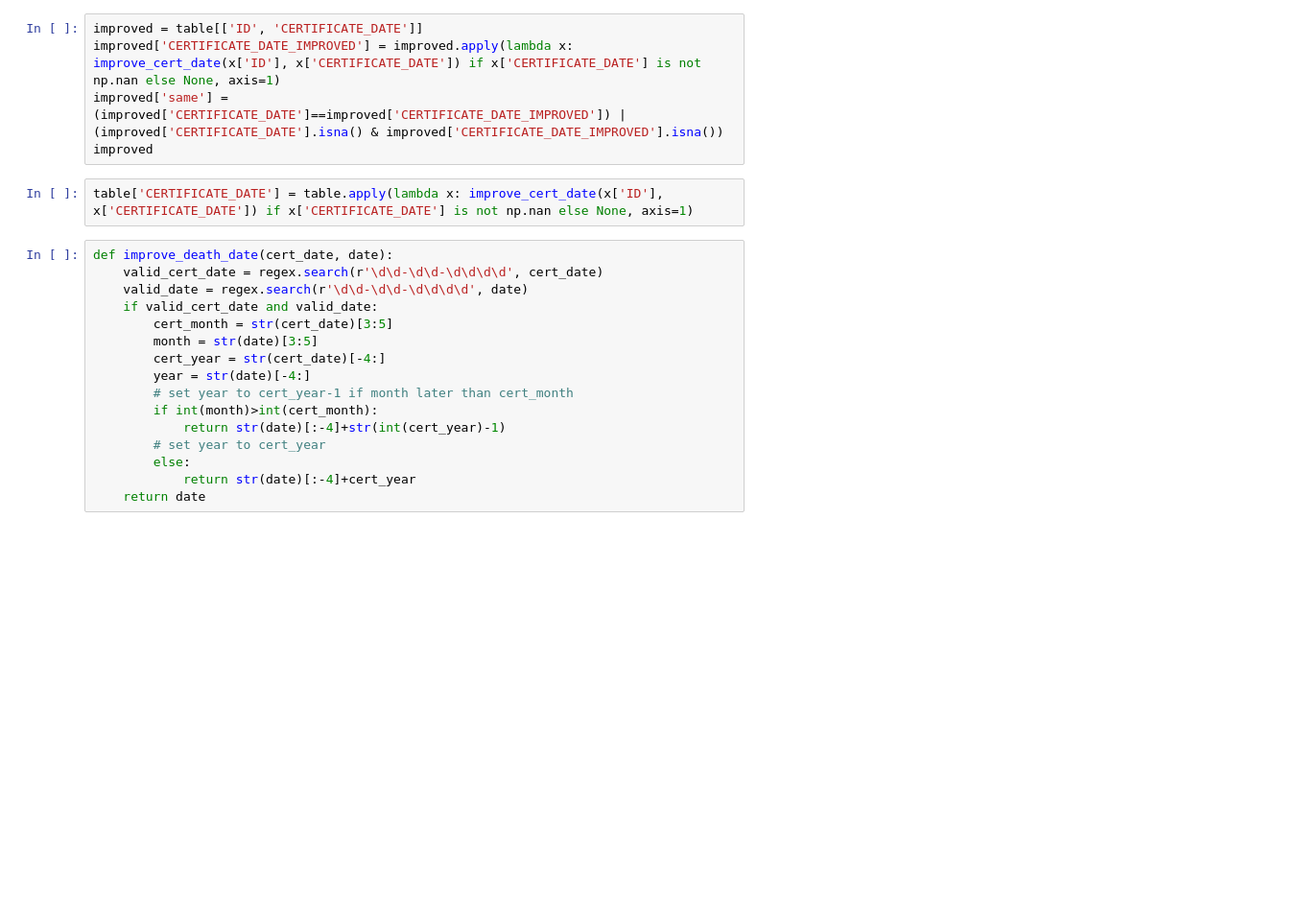
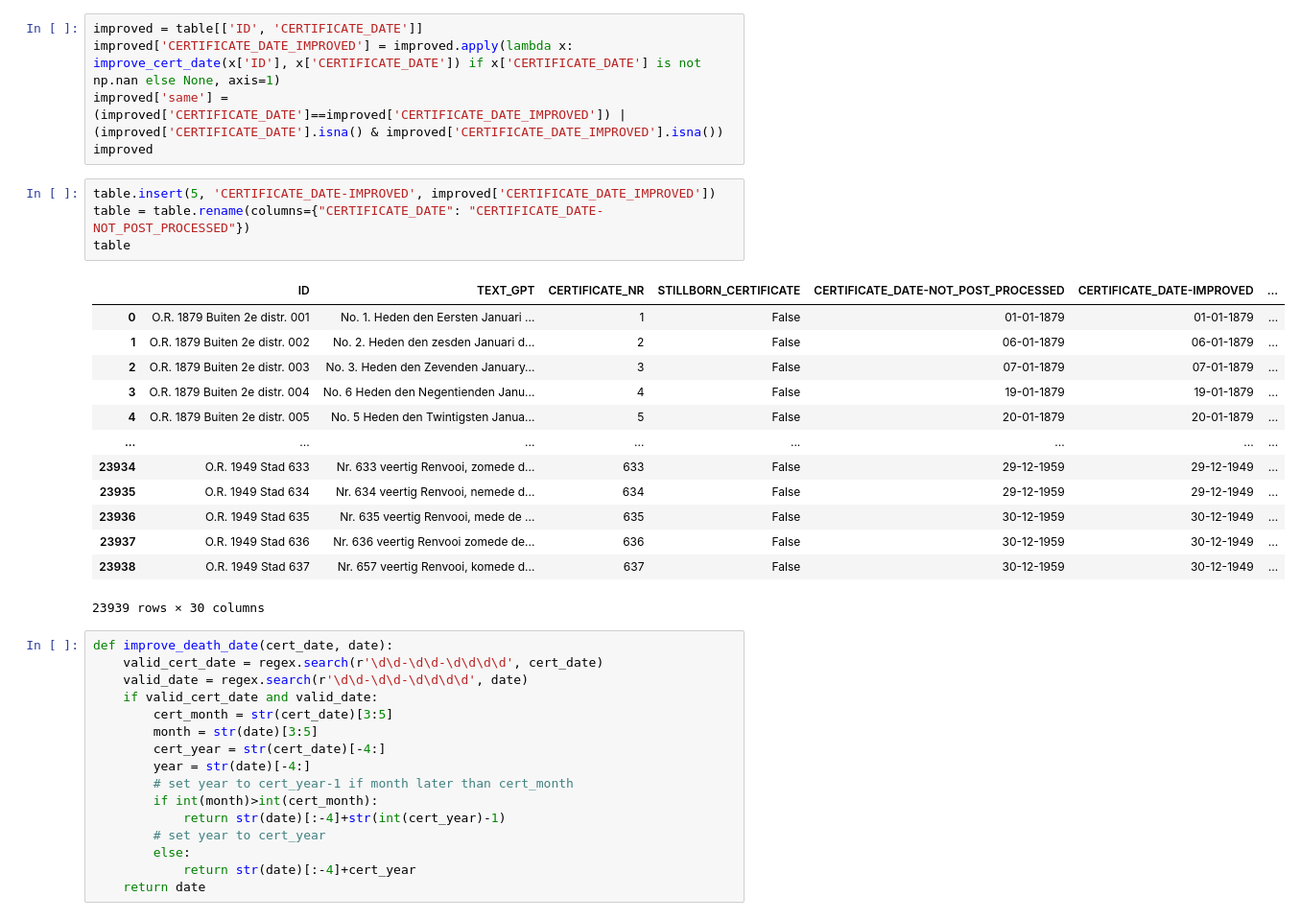
Before and after one commit to LisaHoek/HANDS-RX, a Jupyter notebook: GPT_transform_outputfile.ipynb, the cells around one changed output. Shown: that part at 96% size. Saved outputs shown, nothing was run; the diff lists cells and outputs as text; blank space fills up the shorter version.

Commit message:
include data before post-processing

```diff
--- a/GPT_transform_outputfile.ipynb
+++ b/GPT_transform_outputfile.ipynb
@@ -102,8 +94,24 @@ improved = table[['ID', 'CERTIFICATE_DATE']]
 improved['CERTIFICATE_DATE_IMPROVED'] = improved.apply(lambda x: improve_cert_date(x['ID'], x['CERTIFICATE_DATE']) if x['CERTIFICATE_DATE'] is not np.nan else None, axis=1)
 improved['same'] = (improved['CERTIFICATE_DATE']==improved['CERTIFICATE_DATE_IMPROVED']) | (improved['CERTIFICATE_DATE'].isna() & improved['CERTIFICATE_DATE_IMPROVED'].isna())
 improved
-# %%
-table['CERTIFICATE_DATE'] = table.apply(lambda x: improve_cert_date(x['ID'], x['CERTIFICATE_DATE']) if x['CERTIFICATE_DATE'] is not np.nan else None, axis=1)
+# %%
+table.insert(5, 'CERTIFICATE_DATE-IMPROVED', improved['CERTIFICATE_DATE_IMPROVED'])
+table = table.rename(columns={"CERTIFICATE_DATE": "CERTIFICATE_DATE-NOT_POST_PROCESSED"})
+table
+# %% [output]
+|  | ID | TEXT_GPT | CERTIFICATE_NR | STILLBORN_CERTIFICATE | CERTIFICATE_DATE-NOT_POST_PROCESSED | CERTIFICATE_DATE-IMPROVED | ... |
+| 0 | O.R. 1879 Buiten 2e distr. 001 | No. 1. Heden den Eersten Januari ... | 1 | False | 01-01-1879 | 01-01-1879 | ... |
+| 1 | O.R. 1879 Buiten 2e distr. 002 | No. 2. Heden den zesden Januari d... | 2 | False | 06-01-1879 | 06-01-1879 | ... |
+| 2 | O.R. 1879 Buiten 2e distr. 003 | No. 3. Heden den Zevenden January... | 3 | False | 07-01-1879 | 07-01-1879 | ... |
+| 3 | O.R. 1879 Buiten 2e distr. 004 | No. 6 Heden den Negentienden Janu... | 4 | False | 19-01-1879 | 19-01-1879 | ... |
+| 4 | O.R. 1879 Buiten 2e distr. 005 | No. 5 Heden den Twintigsten Janua... | 5 | False | 20-01-1879 | 20-01-1879 | ... |
+| ... | ... | ... | ... | ... | ... | ... | ... |
+| 23934 | O.R. 1949 Stad 633 | Nr. 633 veertig Renvooi, zomede d... | 633 | False | 29-12-1959 | 29-12-1949 | ... |
+| 23935 | O.R. 1949 Stad 634 | Nr. 634 veertig Renvooi, nemede d... | 634 | False | 29-12-1959 | 29-12-1949 | ... |
+| 23936 | O.R. 1949 Stad 635 | Nr. 635 veertig Renvooi, mede de ... | 635 | False | 30-12-1959 | 30-12-1949 | ... |
+| 23937 | O.R. 1949 Stad 636 | Nr. 636 veertig Renvooi zomede de... | 636 | False | 30-12-1959 | 30-12-1949 | ... |
+| 23938 | O.R. 1949 Stad 637 | Nr. 657 veertig Renvooi, komede d... | 637 | False | 30-12-1959 | 30-12-1949 | ... |
+23939 rows × 30 columns
 # %%
 def improve_death_date(cert_date, date):
     valid_cert_date = regex.search(r'\d\d-\d\d-\d\d\d\d', cert_date)
```
Also changed, not shown: parts of 5 cells of this notebook.
